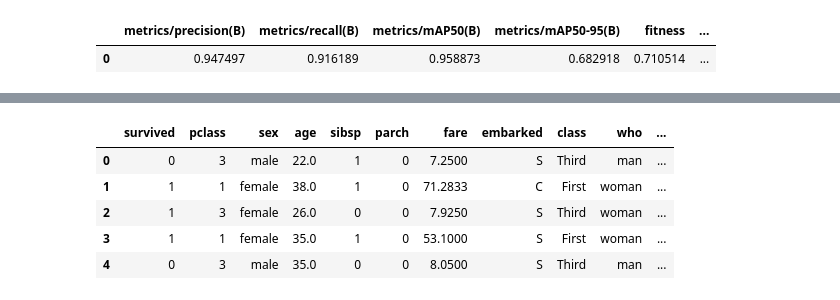
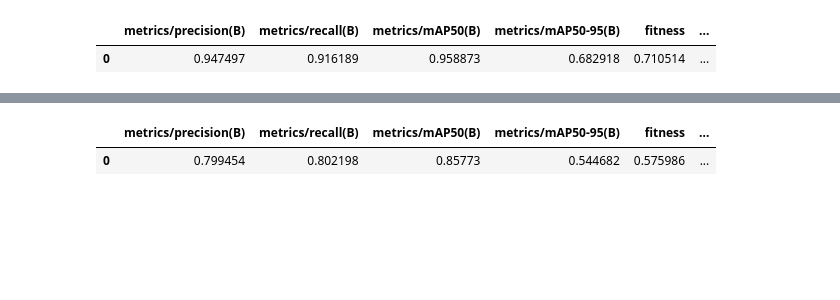
Before and after one commit to JoachimVerscheldePersonal/multispectral-ped-detection, a Jupyter notebook: 8.extra_visualisations.ipynb, the cells around one changed output, grey strips where cells are left out. Saved outputs shown, nothing was run; the diff lists cells and outputs as text; code cells hidden in the pictures; blank space fills up the shorter version.

```diff
--- a/8.extra_visualisations.ipynb
+++ b/8.extra_visualisations.ipynb
@@ -78,9 +245,14 @@ df = sns.load_dataset('titanic')
+# %%
+occ_0_control_df = pd.read_csv("runs/detect/occ_0_control/mean_results.csv")
+occ_0_blended_df = pd.read_csv("runs/detect/occ_0_blended/mean_results.csv")
+
+occ_1_control_df = pd.read_csv("runs/detect/occ_1_control/mean_results.csv")
+occ_1_blended_df = pd.read_csv("runs/detect/occ_1_blended/mean_results.csv")
+
+occ_2_control_df = pd.read_csv("runs/detect/occ_2_control/mean_results.csv")
+occ_2_blended_df = pd.read_csv("runs/detect/occ_2_blended/mean_results.csv")
 # %%
-df.head()
+occ_2_control_df.head()
 # %% [output]
-|  | survived | pclass | sex | age | sibsp | parch | fare | embarked | class | who | ... |
-| 0 | 0 | 3 | male | 22.0 | 1 | 0 | 7.2500 | S | Third | man | ... |
-| 1 | 1 | 1 | female | 38.0 | 1 | 0 | 71.2833 | C | First | woman | ... |
-| 2 | 1 | 3 | female | 26.0 | 0 | 0 | 7.9250 | S | Third | woman | ... |
-| 3 | 1 | 1 | female | 35.0 | 1 | 0 | 53.1000 | S | First | woman | ... |
-| 4 | 0 | 3 | male | 35.0 | 0 | 0 | 8.0500 | S | Third | man | ... |
+|  | metrics/precision(B) | metrics/recall(B) | metrics/mAP50(B) | metrics/mAP50-95(B) | fitness | ... |
+| 0 | 0.799454 | 0.802198 | 0.85773 | 0.544682 | 0.575986 | ... |
```
Also changed, not shown: parts of 14 cells of this notebook, 27 other files.
